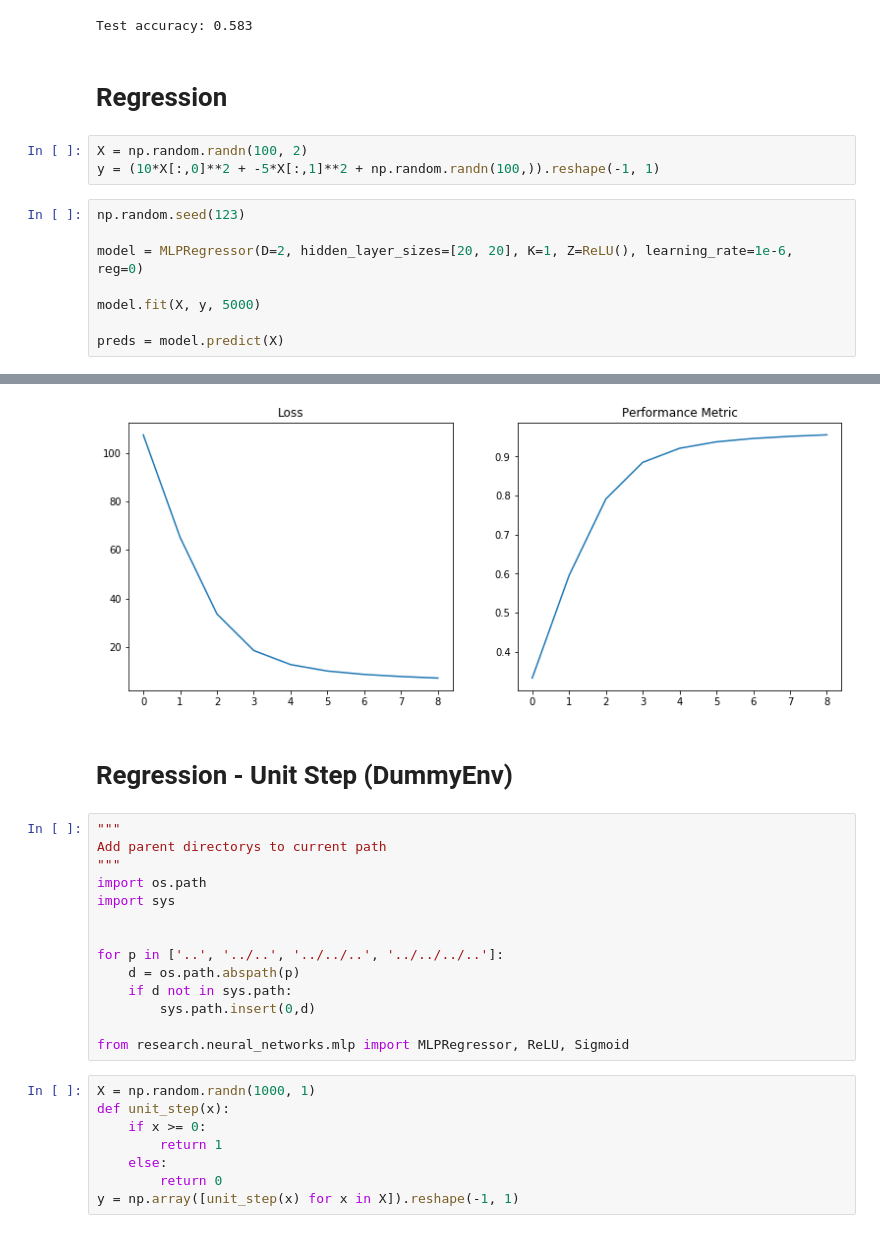
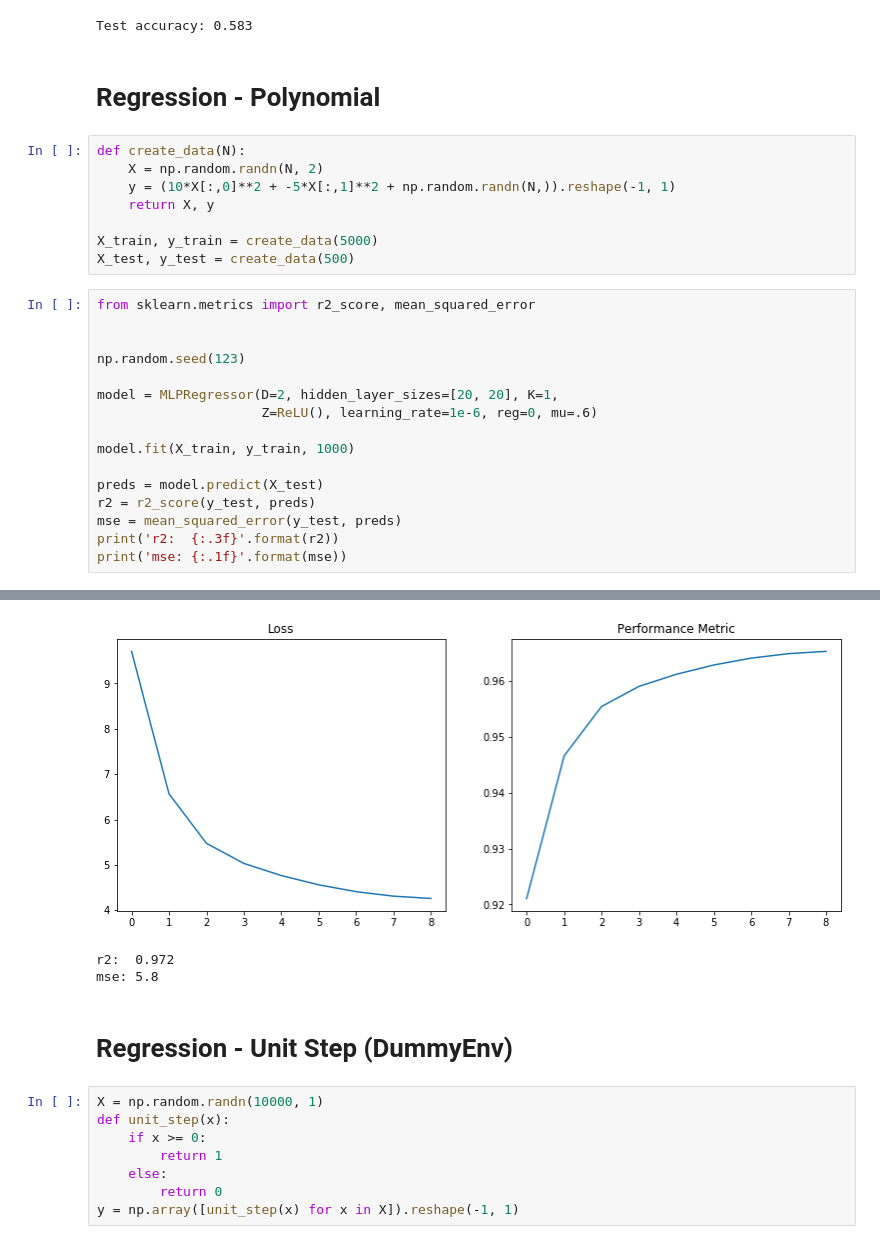
Before and after one commit to jackblandin/research, a Jupyter notebook: experiments/neural_networks/mlp.ipynb, the cells around one changed output, grey strips where cells are left out. Drawn from its saved outputs; the diff is of its cells as text.

```diff
--- a/experiments/nn/mlp.ipynb
+++ b/experiments/neural_networks/mlp.ipynb
@@ -1598,16 +1240,29 @@ epoch: 1000.0 cost: 240.3828822745495 performance_metric: 0.4688995215311005
 [figure]
 Test accuracy: 0.583
 # %% [markdown]
-# Regression
+# Regression - Polynomial
 # %%
-X = np.random.randn(100, 2)
-y = (10*X[:,0]**2 + -5*X[:,1]**2 + np.random.randn(100,)).reshape(-1, 1)
+def create_data(N):
+    X = np.random.randn(N, 2)
+    y = (10*X[:,0]**2 + -5*X[:,1]**2 + np.random.randn(N,)).reshape(-1, 1)
+    return X, y
+
+X_train, y_train = create_data(5000)
+X_test, y_test = create_data(500)
 # %%
+from sklearn.metrics import r2_score, mean_squared_error
+
+
 np.random.seed(123)
 
-model = MLPRegressor(D=2, hidden_layer_sizes=[20, 20], K=1, Z=ReLU(), learning_rate=1e-6, reg=0)
+model = MLPRegressor(D=2, hidden_layer_sizes=[20, 20], K=1,
+                     Z=ReLU(), learning_rate=1e-6, reg=0, mu=.6)
 
-model.fit(X, y, 5000)
+model.fit(X_train, y_train, 1000)
 
-preds = model.predict(X)
+preds = model.predict(X_test)
+r2 = r2_score(y_test, preds)
+mse = mean_squared_error(y_test, preds)
+print('r2:  {:.3f}'.format(r2))
+print('mse: {:.1f}'.format(mse))
 # %% [output]
@@ -1625,22 +1279,10 @@ epoch: 4500, loss: 7.18, performance_metric: 0.9554, max weight: 3.715, max weig
-[figure, old version]
+[figure, new version]
+r2:  0.972
+mse: 5.8
 # %% [markdown]
 # Regression - Unit Step (DummyEnv)
-# %%
-"""
-Add parent directorys to current path
-"""
-import os.path
-import sys
-
-
-for p in ['..', '../..', '../../..', '../../../..']:
-    d = os.path.abspath(p)
-    if d not in sys.path:
-        sys.path.insert(0,d)
-
-from research.neural_networks.mlp import MLPRegressor, ReLU, Sigmoid
 # %%
-X = np.random.randn(1000, 1)
+X = np.random.randn(10000, 1)
 def unit_step(x):
     if x >= 0:
         return 1
```
Also changed, not shown: parts of 19 cells of this notebook, 1 other file.
